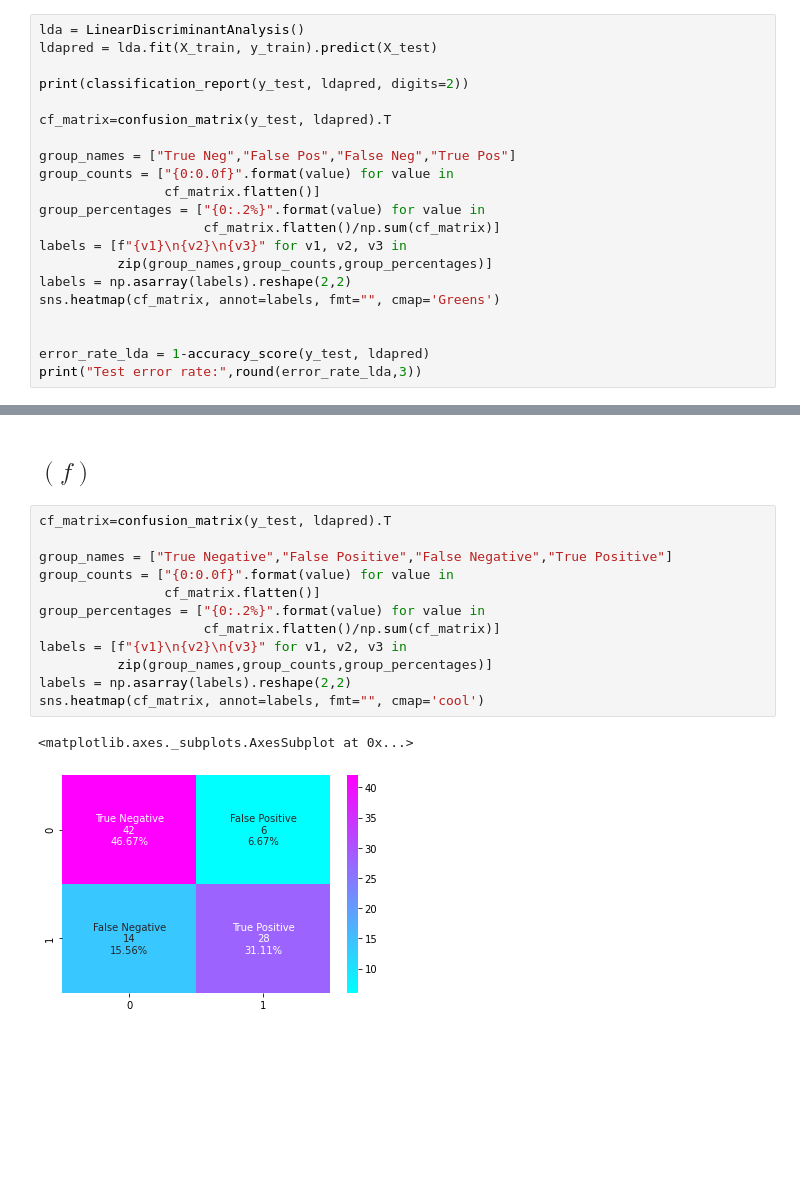
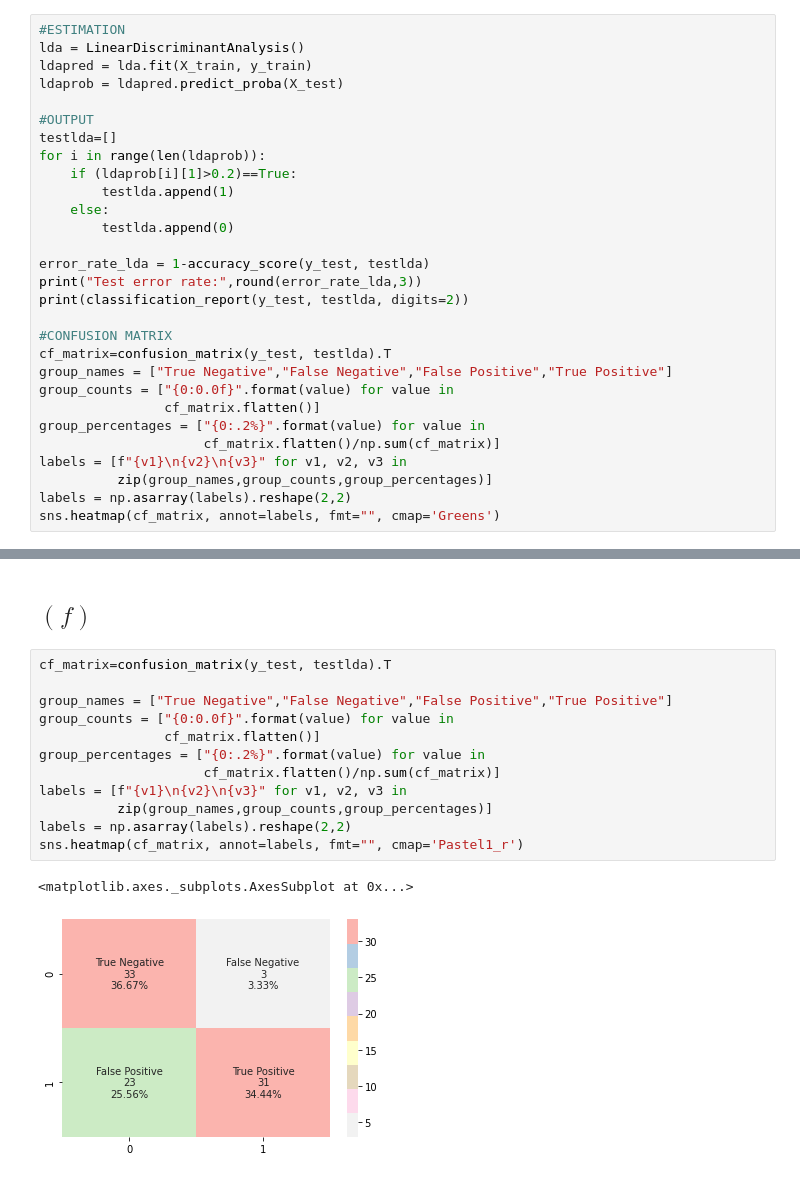
Before and after one commit to Nishal97/DataScienceCW2, a Jupyter notebook: Coursework2.ipynb, the cells around one changed output, grey strips where cells are left out. Saved outputs shown, nothing was run; the diff lists cells and outputs as text; blank space fills up the shorter version.

```diff
--- a/Coursework2.ipynb
+++ b/Coursework2.ipynb
@@ -359,14 +405,26 @@ Test error rate: 0.189
 # %% [markdown]
 ## $(b)$
 # %%
+#ESTIMATION
 lda = LinearDiscriminantAnalysis()
-ldapred = lda.fit(X_train, y_train).predict(X_test)
+ldapred = lda.fit(X_train, y_train)
+ldaprob = ldapred.predict_proba(X_test)
 
-print(classification_report(y_test, ldapred, digits=2))
+#OUTPUT
+testlda=[]
+for i in range(len(ldaprob)):
+    if (ldaprob[i][1]>0.2)==True:
+        testlda.append(1)
+    else:
+        testlda.append(0)
 
-cf_matrix=confusion_matrix(y_test, ldapred).T
+error_rate_lda = 1-accuracy_score(y_test, testlda)
+print("Test error rate:",round(error_rate_lda,3))
+print(classification_report(y_test, testlda, digits=2))
 
-group_names = ["True Neg","False Pos","False Neg","True Pos"]
+#CONFUSION MATRIX
+cf_matrix=confusion_matrix(y_test, testlda).T
+group_names = ["True Negative","False Negative","False Positive","True Positive"]
 group_counts = ["{0:0.0f}".format(value) for value in
                 cf_matrix.flatten()]
 group_percentages = ["{0:.2%}".format(value) for value in
@@ -375,8 +433,4 @@ labels = [f"{v1}\n{v2}\n{v3}" for v1, v2, v3 in
           zip(group_names,group_counts,group_percentages)]
 labels = np.asarray(labels).reshape(2,2)
 sns.heatmap(cf_matrix, annot=labels, fmt="", cmap='Greens')
-
-
-error_rate_lda = 1-accuracy_score(y_test, ldapred)
-print("Test error rate:",round(error_rate_lda,3))
 # %% [output]
@@ -472,17 +543,17 @@ array([[0.8849061, 0.1150939]])
 # %% [markdown]
 ## $(f)$
 # %%
-cf_matrix=confusion_matrix(y_test, ldapred).T
+cf_matrix=confusion_matrix(y_test, testlda).T
 
-group_names = ["True Negative","False Positive","False Negative","True Positive"]
+group_names = ["True Negative","False Negative","False Positive","True Positive"]
 group_counts = ["{0:0.0f}".format(value) for value in
                 cf_matrix.flatten()]
 group_percentages = ["{0:.2%}".format(value) for value in
                      cf_matrix.flatten()/np.sum(cf_matrix)]
 labels = [f"{v1}\n{v2}\n{v3}" for v1, v2, v3 in
           zip(group_names,group_counts,group_percentages)]
 labels = np.asarray(labels).reshape(2,2)
-sns.heatmap(cf_matrix, annot=labels, fmt="", cmap='cool')
+sns.heatmap(cf_matrix, annot=labels, fmt="", cmap='Pastel1_r')
 # %% [output]
 <matplotlib.axes._subplots.AxesSubplot at 0x...>
-[figure, old version]
+[figure, new version]
```
Also changed, not shown: parts of 32 cells of this notebook, 1 other file.
